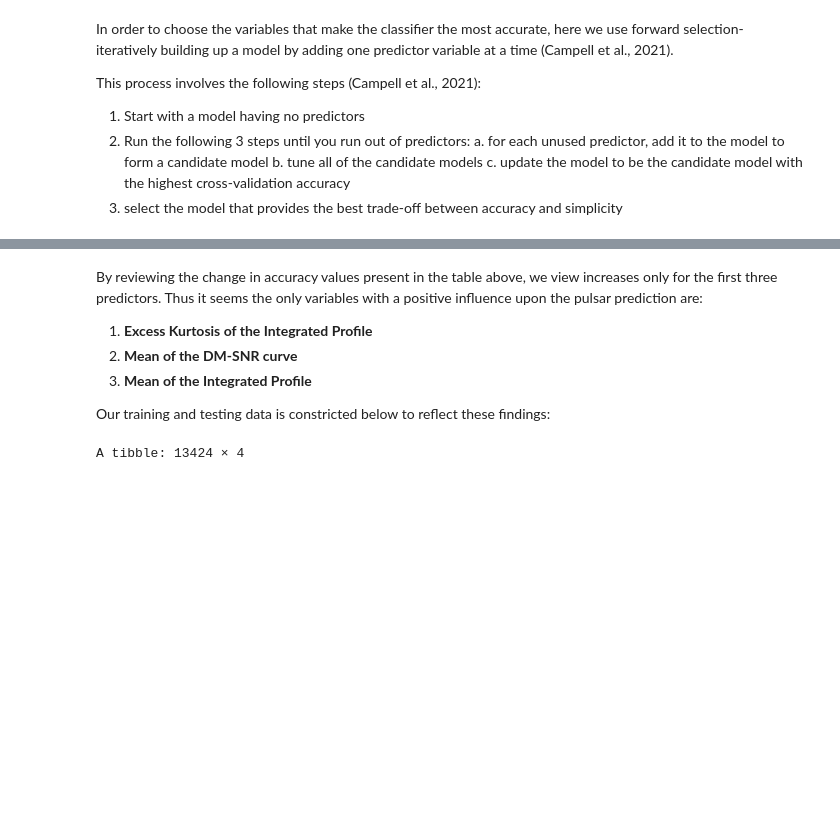
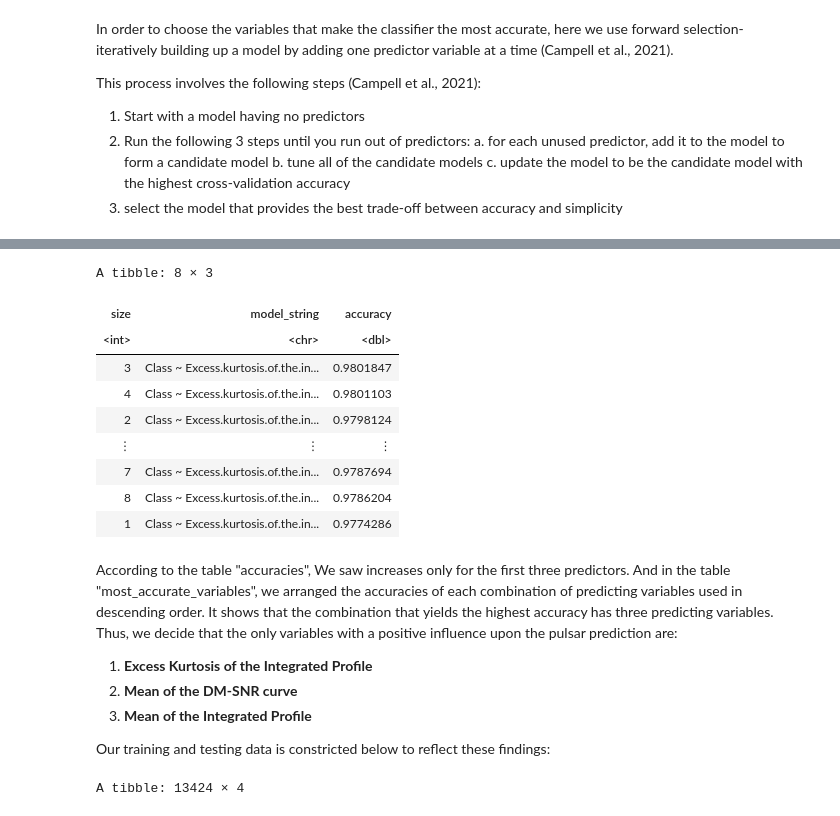
Before and after one commit to Remembria/Group-Analysis-of-Pulsar-Signalling, a Jupyter notebook: Group_Project_Report.ipynb, the cells around one changed output, grey strips where cells are left out. Cells and saved outputs as stored; diff of their text form; code cells hidden in the pictures; blank space fills up the shorter version.

```diff
--- a/Group_Project_Report.ipynb
+++ b/Group_Project_Report.ipynb
@@ -227,5 +219,21 @@ accuracies
+# %%
+most_accurate_variables <- accuracies %>%
+            arrange(desc(accuracy))
+most_accurate_variables
+# %% [output]
+A tibble: 8 × 3
+| size | model_string | accuracy |
+| <int> | <chr> | <dbl> |
+| 3 | Class ~ Excess.kurtosis.of.the.in... | 0.9801847 |
+| 4 | Class ~ Excess.kurtosis.of.the.in... | 0.9801103 |
+| 2 | Class ~ Excess.kurtosis.of.the.in... | 0.9798124 |
+| ⋮ | ⋮ | ⋮ |
+| 7 | Class ~ Excess.kurtosis.of.the.in... | 0.9787694 |
+| 8 | Class ~ Excess.kurtosis.of.the.in... | 0.9786204 |
+| 1 | Class ~ Excess.kurtosis.of.the.in... | 0.9774286 |
 # %% [markdown]
-By reviewing the change in accuracy values present in the table above, we view increases only for the first three predictors. Thus it seems the only variables with a positive influence upon the pulsar prediction are:
+According to the table "accuracies", We saw increases only for the first three predictors. And in the table "most_accurate_variables", we arranged the accuracies of each combination of predicting variables used in descending order. It shows that the combination that yields the highest accuracy has three predicting variables. <br>
+Thus, we decide that the only variables with a positive influence upon the pulsar prediction are:
 <ol>
   <li><b>Excess Kurtosis of the Integrated Profile </b></li>
   <li><b>Mean of the DM-SNR curve</b></li>
```
Also changed, not shown: parts of 12 cells of this notebook.
